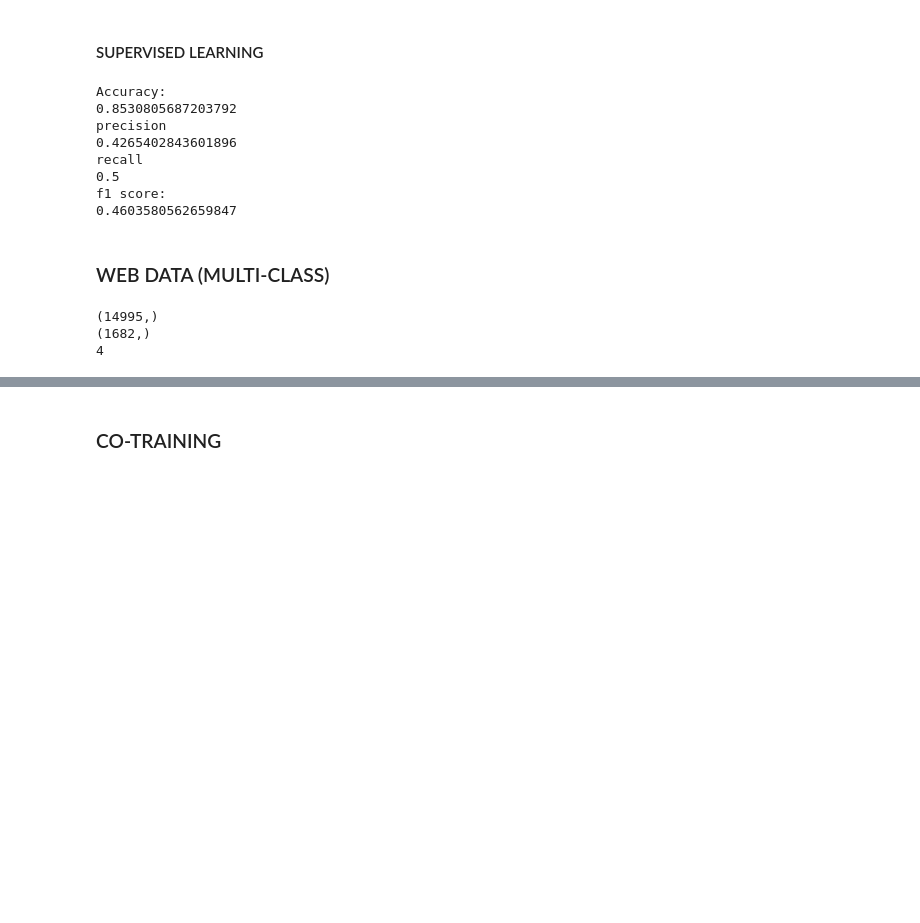
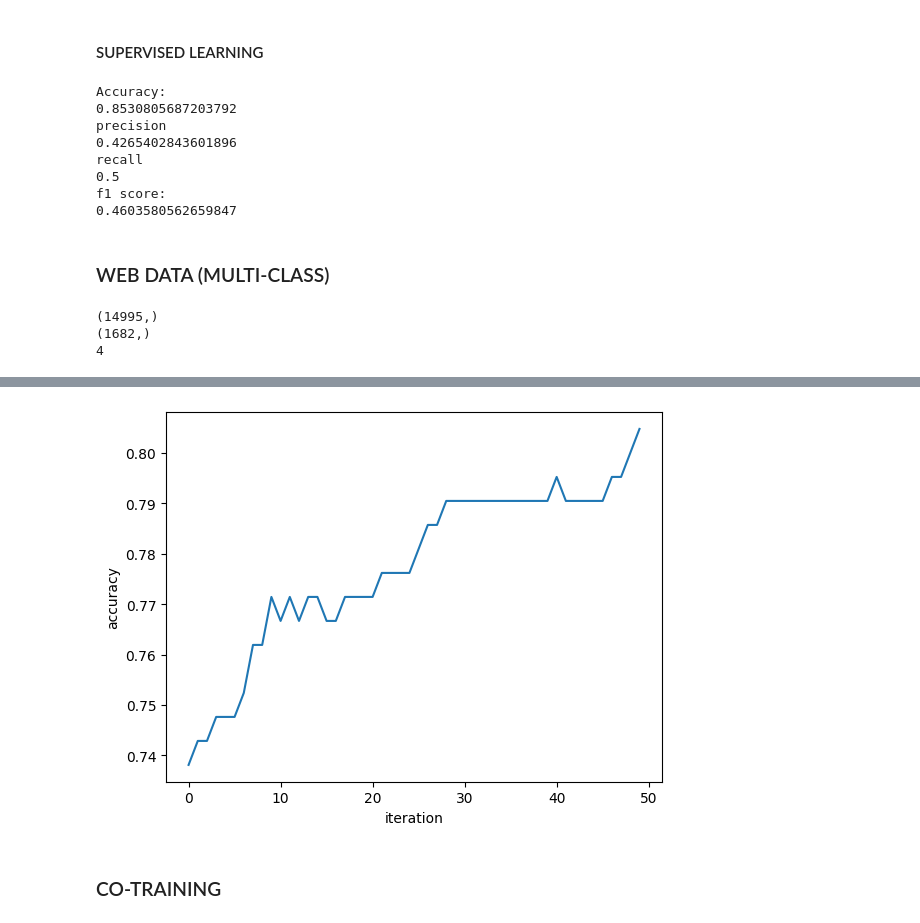
Before and after one commit to Shravya1234567/Combining_Labeled_and_Unlabeled_Data_with_Co-Training, a Jupyter notebook: project.ipynb, the cells around one changed output, grey strips where cells are left out. Saved outputs shown, nothing was run; the diff lists cells and outputs as text; code cells hidden in the pictures; blank space fills up the shorter version.

```diff
--- a/project.ipynb
+++ b/project.ipynb
@@ -124,11 +175,12 @@ def cotrain_binary(p,n,k,u,X_train_L,X_train_U,y_train_L,y_train_U):
 # %% [markdown]
 ### COTRAINING ALGORITHM FOR MULTI-CLASS CLASSIFICATION
 # %%
-def cotrain_multi_class(arr,k,u,X_train_L,X_train_U,y_train_L,y_train_U):
+def cotrain_multi_class(arr,k,u,X_train_L,X_train_U,y_train_L,y_train_U, X_test, y_test):
     X_train_L__fulltext = X_train_L
     X_train_L__inlinks = X_train_L
     y_train_L__fulltext = y_train_L
     y_train_L__inlinks = y_train_L
+    accuracy_list = []
     for _ in range(k):
         clf_fulltext = MultinomialNB()
         clf_inlinks = MultinomialNB()
@@ -187,7 +239,11 @@ def cotrain_multi_class(arr,k,u,X_train_L,X_train_U,y_train_L,y_train_U):
                 X_train_U_sample_i = np.delete(X_train_U_sample_i,index,axis=0)
                 y_train_U_sample_i = np.delete(y_train_U_sample_i,index,axis=0)
 
-    return clf_fulltext,clf_inlinks
+        # calculating the accuracy
+        accuracy_list.append(accuracy(X_test, y_test, clf_fulltext,clf_inlinks, verbose=0))
+
+
+    return clf_fulltext,clf_inlinks, accuracy_list
 # %% [markdown]
 ### WEB DATA (BINARY)
 # %%
@@ -502,7 +568,16 @@ for i in range(len(X_train)):
 # %%
 # Getting the trained classifiers
 arr = [5,3,2,1,12]
-clf_fulltext,clf_inlinks = cotrain_multi_class(arr,10,150,X_train_L,X_train_U,y_train_L,y_train_U)
+clf_fulltext,clf_inlinks,acc = cotrain_multi_class(arr,50,150,X_train_L,X_train_U,y_train_L,y_train_U,X_test,y_test)
+# %%
+# plotting the accuracy vs iteration
+import matplotlib.pyplot as plt
+plt.plot(acc)
+plt.xlabel('iteration')
+plt.ylabel('accuracy')
+plt.show()
+# %% [output]
+[figure, added]
 # %% [markdown]
 ### CO-TRAINING
 # %%
```
Also changed, not shown: parts of 12 cells of this notebook.
